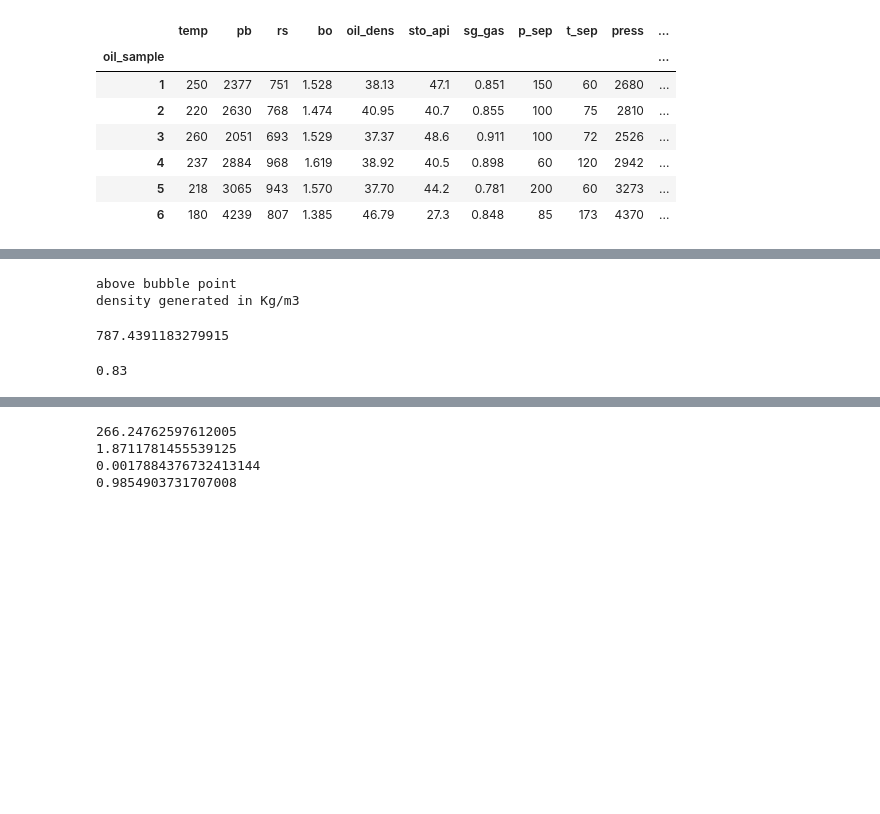
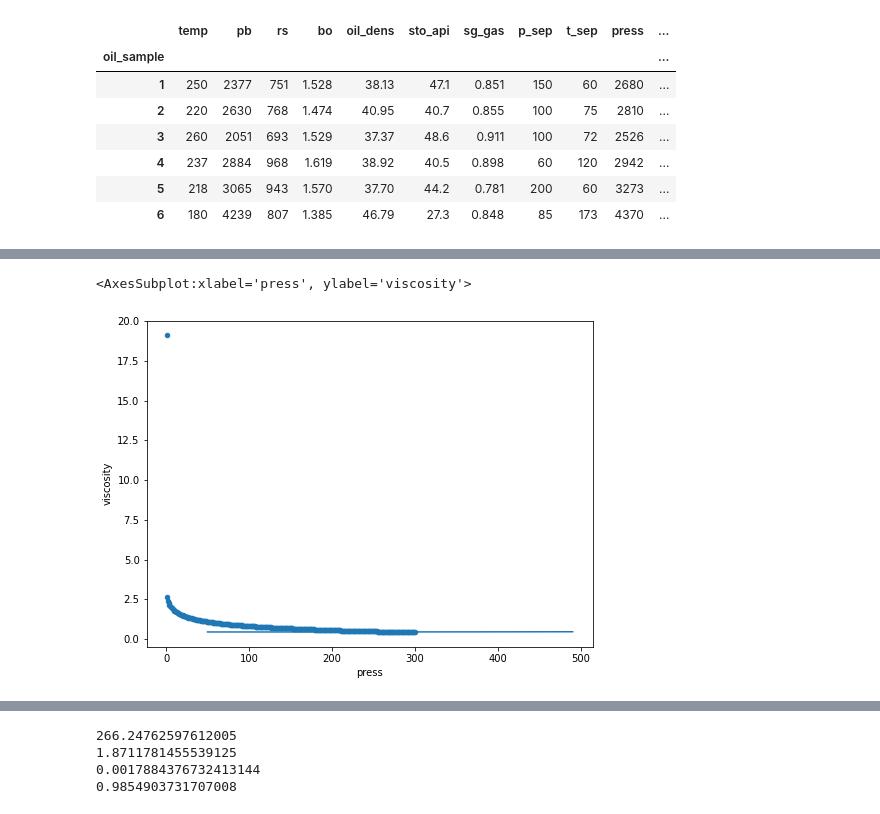
Before and after one commit to miroine/py_pvt, a Jupyter notebook: pvt/notebooks/pvt_correlation.ipynb, the cells around one changed output, grey strips where cells are left out. Drawn from its saved outputs; the diff is of its cells as text; code cells hidden in the pictures; blank space fills up the shorter version.

```diff
--- a/pvt/notebooks/pvt_correlation.ipynb
+++ b/pvt/notebooks/pvt_correlation.ipynb
@@ -831,11 +873,16 @@ data.plot(x="press", y="density", kind="scatter" , ax=ax)
-# %%
-c.oil_den (press=press, temp=temp,  sg_gas = sg_gas,
-        pb=pb, sg_oil=0.83)
-# %% [output]
-above bubble point
-density generated in Kg/m3
-787.4391183279915
-# %%
-0.83
-# %% [output]
-0.83
+# %%
+bo= []
+p = []
+c= Oil()
+for press in range(50, 500,10):
+    p.append(press)
+    #rs.append(c.calculate_rs(temp=temp, press=press, pb=pb, sg_gas=sg_gas, sto_api=sto_api, correlation="petrosky" ))
+    bo.append(c.oil_viscosity(sto_api=sto_api, temp= temp, pb=pb, press= press, rs=rsb, oiltype="undersaturated",correlation = "vasquezbeggs"))
+
+fig, ax = plt.subplots (figsize=(8,6))
+ax.plot(p,bo)
+
+data.plot(x="press", y="viscosity", kind="scatter" , ax=ax)
+# %% [output]
+<AxesSubplot:xlabel='press', ylabel='viscosity'>
+[figure, added]
```
Also changed, not shown: parts of 53 cells of this notebook, 12 other files.
